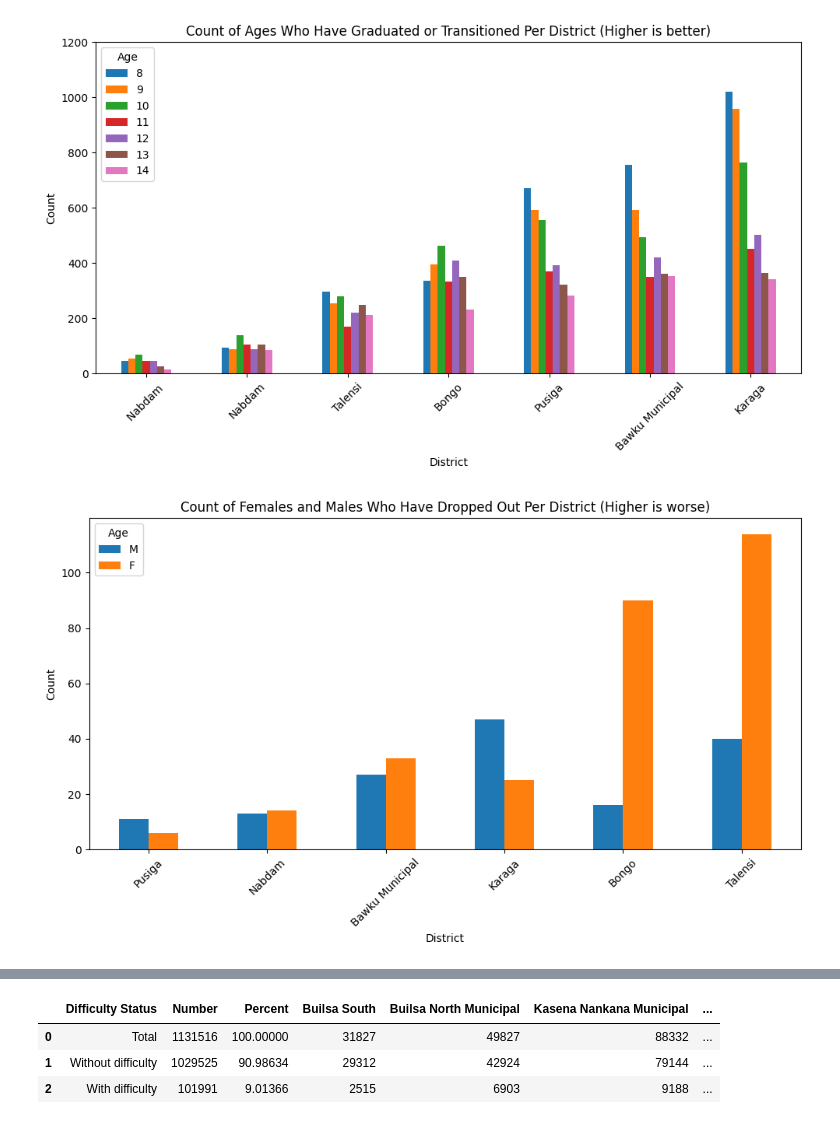
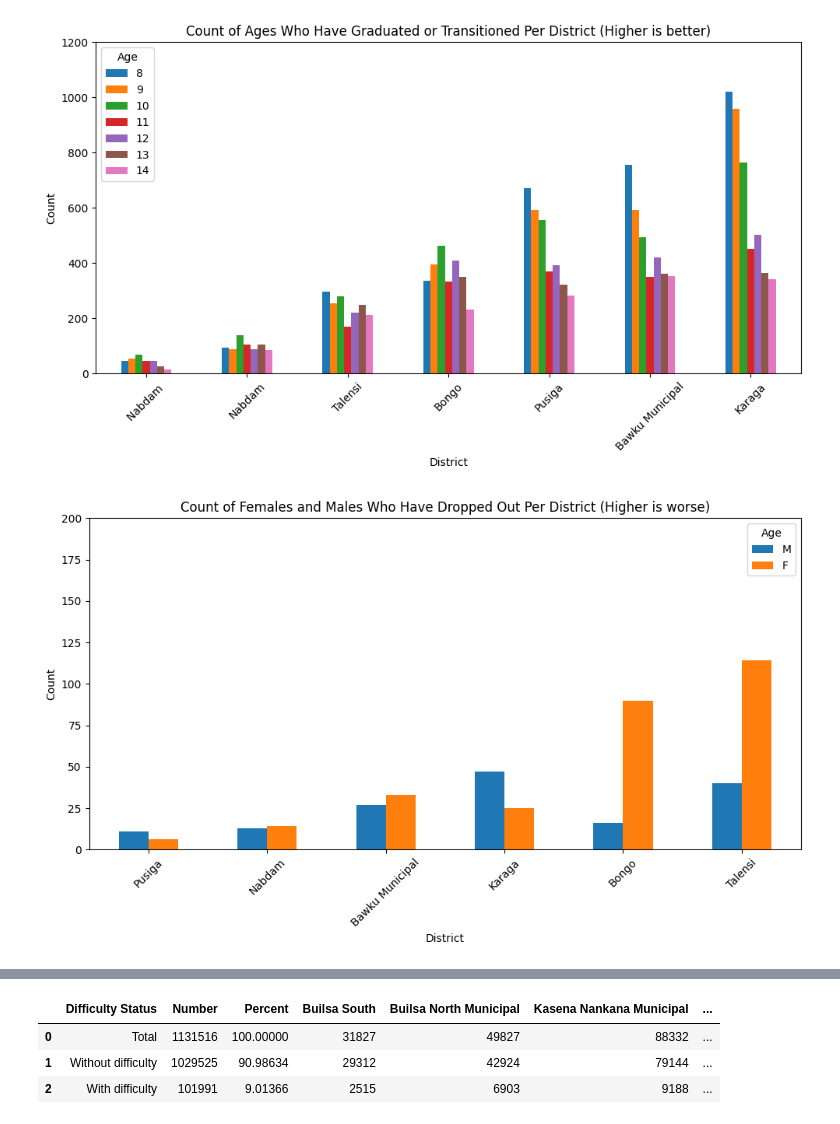
Before and after one commit to dfglondon24/Team-5, a Jupyter notebook: Bobby.ipynb, the cells around one changed output, grey strips where cells are left out. Saved outputs shown, nothing was run; the diff lists cells and outputs as text; code cells hidden in the pictures.

```diff
--- a/Bobby.ipynb
+++ b/Bobby.ipynb
@@ -352,27 +352,28 @@ plt.show()
 # %%
 df_2 = df_combined_graduation.query('DROPOUT=="YES"')
 df_2 = df_2[df_2['SEX'].isin(['M', 'F'])]
 grouped_data = df_2.groupby(['DISTRICT', 'SEX']).size().unstack()
 fig, ax = plt.subplots(figsize=(10, 6))
 grouped_data['Total'] = grouped_data.sum(axis=1)
 grouped_data = grouped_data.sort_values(by='Total', ascending=True).drop(columns='Total')
 
 # Creating the grouped bar plot
 grouped_data.plot(kind='bar', ax=ax)
 
 # Setting labels and title
 ax.set_xlabel('District')
 ax.set_ylabel('Count')
 ax.set_title('Count of Females and Males Who Have Dropped Out Per District (Higher is worse)')
 ax.legend(title='Age', labels=['M','F' ])
+ax.set_ylim([0, 200])
 
 # Rotating x-axis labels for better readability
 plt.xticks(rotation=45)
 plt.tight_layout()
 
 plt.show()
 # %% [output]
-[figure, old version]
+[figure, new version]
 # %%
 df_2 = df_combined_graduation.query('DROPOUT=="NO"')
 df_2 = df_2[df_2['SEX'].isin(['M', 'F'])]
```
Also changed, not shown: parts of 1 cell of this notebook.
